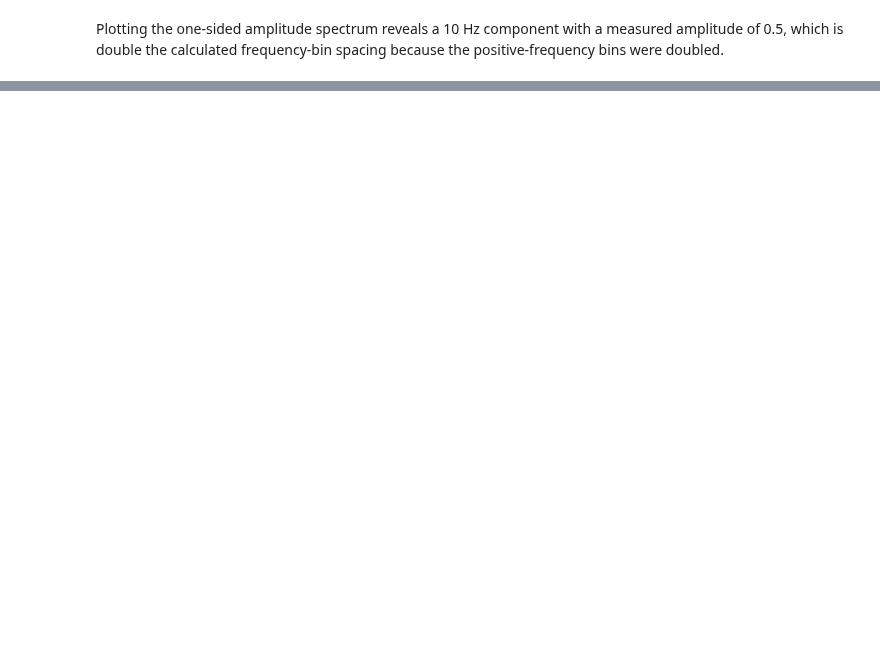
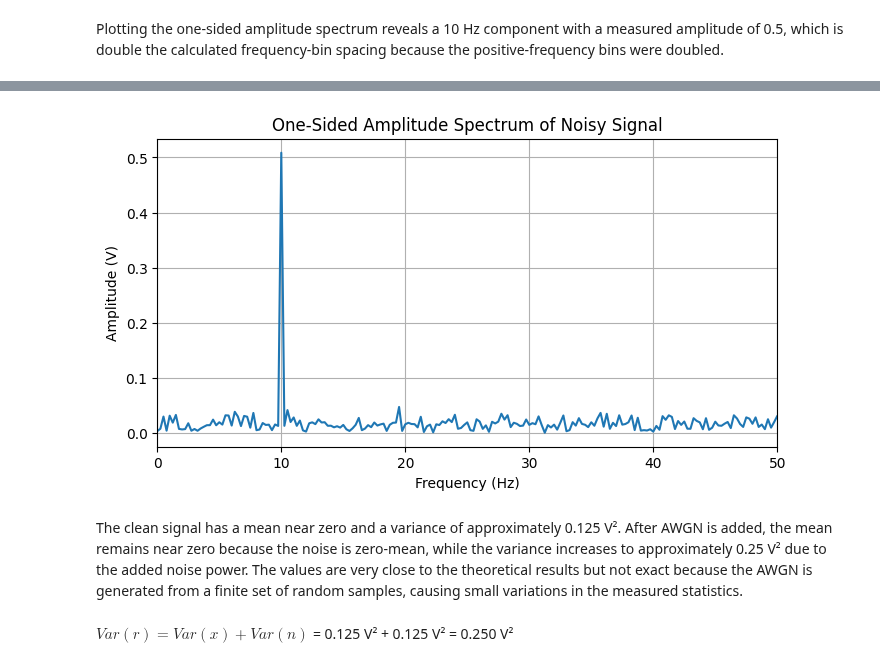
Before and after one commit to 48774861/Embedded-Wireless-Design-Labs, a Jupyter notebook: Lab2/Lab2Report.ipynb, the cells around one changed output, grey strips where cells are left out. Drawn from its saved outputs; the diff is of its cells as text; code cells hidden in the pictures; blank space fills up the shorter version.

```diff
--- a/Lab2/Lab2Report.ipynb
+++ b/Lab2/Lab2Report.ipynb
@@ -124,0 +144,29 @@ plt.show()
+# %%
+# Signal power of the clean sinusoid
+signal_power_v2 = np.mean(x**2)
+
+# 0 dB target SNR
+noise_power_v2 = signal_power_v2
+
+# Standard deviation corresponding to the required variance
+noise_standard_deviation_v = np.sqrt(noise_power_v2)
+
+rng = np.random.default_rng(7377)
+
+# Generate AWGN realization
+noise_samples = noise_standard_deviation_v * rng.standard_normal(N)
+
+# Received signal
+noisy_signal = x + noise_samples
+
+# Measured noise variance
+measured_noise_variance_v2 = np.var(noise_samples)
+
+# Measured SNR
+measured_snr_db = 10 * np.log10(
+    np.mean(x**2) / np.mean(noise_samples**2)
+)
+
+print(f"Required noise variance: {noise_power_v2:.6f} V^2")
+print(f"Measured noise variance: {measured_noise_variance_v2:.6f} V^2")
+print(f"Measured SNR: {measured_snr_db:.4f} dB")
@@ -124,0 +246,22 @@ plt.show()
+# %%
+R = np.fft.rfft(noisy_signal)
+freqs = np.fft.rfftfreq(N, d=1/fs)
+
+# One-sided amplitude spectrum
+R_amp = np.abs(R) / N
+R_amp[1:-1] *= 2
+
+plt.figure(figsize=(8,4))
+plt.plot(freqs, R_amp)
+plt.xlabel("Frequency (Hz)")
+plt.ylabel("Amplitude (V)")
+plt.title("One-Sided Amplitude Spectrum of Noisy Signal")
+plt.grid(True)
+plt.xlim(0, 50)
+plt.show()
+# %% [output]
+[figure, added]
+# %% [markdown]
+The clean signal has a mean near zero and a variance of approximately 0.125 V². After AWGN is added, the mean remains near zero because the noise is zero-mean, while the variance increases to approximately 0.25 V² due to the added noise power. The values are very close to the theoretical results but not exact because the AWGN is generated from a finite set of random samples, causing small variations in the measured statistics.
+# %% [markdown]
+$Var(r)=Var(x)+Var(n)$ = 0.125 V² + 0.125 V² = 0.250 V²
```
Also changed, not shown: parts of 55 cells of this notebook, 3 other files.
